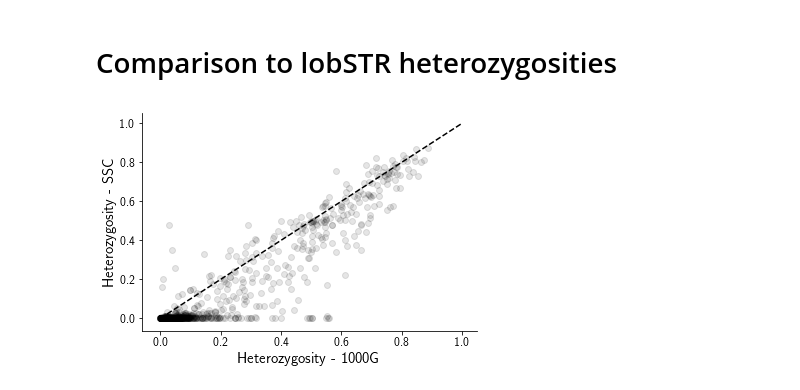
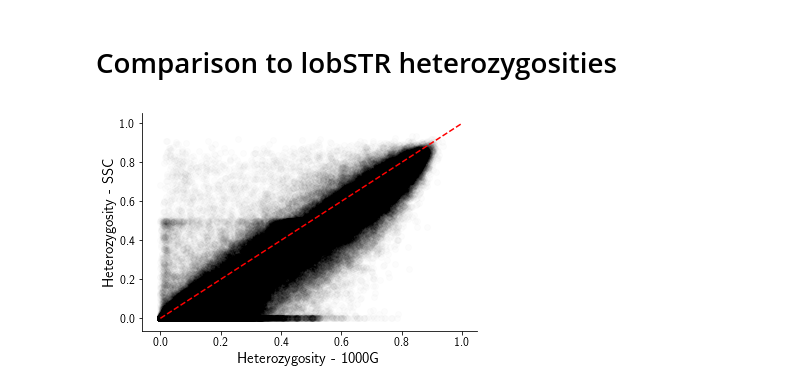
Before and after one commit to gymreklab/ssc-imputation, a Jupyter notebook: haplotype_paper/Figures/Figure1_SSCCallset.ipynb, the cells around one changed output. Saved outputs shown, nothing was run; the diff lists cells and outputs as text; code cells hidden in the pictures.

```diff
--- a/haplotype_paper/Figures/Figure1_SSCCallset.ipynb
+++ b/haplotype_paper/Figures/Figure1_SSCCallset.ipynb
@@ -186,10 +223,13 @@ ax.set_yticklabels([int(x) for x in ax.get_yticks()], size=12);
 # Mendelian inheritance
 # %%
 mend = pd.read_csv(os.path.join(TMPPATH, "mend_stats.tab"),
-                   names=["chrom","start","sample","Q","DP","mend"], sep="\t")
+                   names=["chrom","start","sample","Q","DP","mend","homref"], sep="\t", nrows=1000000)
 mend["mend"] = mend["mend"].apply(int)
+mend["chrom"] = mend["chrom"].apply(str)
 mend = pd.merge(mend, hipstr, on=["chrom","start"])
-# TODO remove if homref
+mend = pd.merge(mend, locstats[["chrom","start","end","hrun"]], on=["chrom","start"])
+mend = mend[~mend["homref"]]
+mend = pd.merge(mend, hiphet, on=["chrom","start"])
 # %%
 # Mendelian inheritance vs. coverage
 fig = plt.figure()
@@ -200,6 +240,8 @@ for period in range(1, 7):
     mend_scores = []
     for cov in coverages:
         x = mend[(mend["DP"]>=cov) & (mend["period"]==period)]
+        if period >= 5:
+            x = x[x["hrun"]<=(period-1)]
         if x.shape[0] >= 50:
             mend_scores.append(np.mean(x["mend"]))
         else: mend_scores.append(np.nan)
@@ -218,12 +260,14 @@ ax.set_yticklabels([(x) for x in ax.get_yticks()], size=12);
 # Mendelian inheritance vs. qual
 fig = plt.figure()
 ax = fig.add_subplot(111)
-scores = np.arange(0.8, 1, 0.01)
+scores = np.arange(0.0, 1, 0.05)
 
 for period in range(1, 7):
     mend_scores = []
     for q in scores:
         x = mend[(mend["Q"]>=q) & (mend["period"]==period)]
+        if period >= 5:
+            x = x[x["hrun"]<=(period-1)]
         if x.shape[0] >= 50:
             mend_scores.append(np.mean(x["mend"]))
         else: mend_scores.append(np.nan)
@@ -236,4 +280,5 @@ ax.set_xlabel("Q threshold", size=15)
 ax.set_ylabel("Mendelian inheritance rate", size=15)
 ax.set_xticklabels([(x) for x in ax.get_xticks()], size=12)
 ax.set_yticklabels([(x) for x in ax.get_yticks()], size=12);
+fig.savefig(os.path.join(OUTPATH, "Figure1_MendInheritance.pdf"))
 # %% [output]
@@ -261,25 +288,28 @@ ax.set_yticklabels([(x) for x in ax.get_yticks()], size=12);
+# %%
+MAXNFILT=1000
+MAXNSKIP=100
+MINSAMPLES=1000
+lobstr = pd.read_csv(os.path.join(TMPPATH, "lobstr_het_stats.tab"), sep="\t", names=["chrom","start","het_lobstr","numcalls"])
+lobstr["chrom"] = lobstr["chrom"].apply(lambda x: str(x[3:]))
+lobstr = lobstr[lobstr["numcalls"]>=MINLOB]
+hiphet = pd.merge(hiphet, locstats, on=["chrom","start"])
+het = pd.merge(lobstr, hiphet, on=["chrom","start"])
+het = pd.merge(het, hipstr, on=["chrom","start"])
+het = het[(het["NFILT"]<=MAXNFILT) & (het["NSKIP"]<=MAXNSKIP) & (het["numcalls_y"]>=MINSAMPLES)]
 # %%
-lobstr = pd.read_csv(os.path.join(TMPPATH, "lobstr_het_stats.tab"), sep="\t", names=["chrom","start","het_lobstr","numcalls"])
-lobstr["chrom"] = lobstr["chrom"].apply(lambda x: int(x[3:]))
-lobstr = lobstr[lobstr["numcalls"]>=MINLOB]
-
-hiphet = pd.read_csv(os.path.join(TMPPATH, "het_stats.tab"), sep="\t",
-                                  names=["chrom","start","end","num_alleles","num_alleles_length","het_ssc_length","het_ssc"])
-hiphet["length"] = hiphet["end"]-hiphet["start"]+1
-het = pd.merge(lobstr, hiphet, on=["chrom","start"])
-het = pd.merge(het, hipstr, on=["chrom","start"])
 fig = plt.figure()
 ax = fig.add_subplot(111)
-x = het
-ax.scatter(x["het_lobstr"], x["het_ssc_length"], color="black", alpha=0.1);
-ax.plot([0,1],[0,1], linestyle="dashed", color="black")
+x = het #[het["cat"]==False]
+ax.scatter(x["het_lobstr"], x["het_ssc_length"], color="black", alpha=0.01);
+ax.plot([0,1],[0,1], linestyle="dashed", color="red")
 ax.spines['right'].set_visible(False)
 ax.spines['top'].set_visible(False)
 ax.yaxis.set_ticks_position('left')
 ax.xaxis.set_ticks_position('bottom')
 ax.set_xlabel("Heterozygosity - 1000G", size=15)
 ax.set_ylabel("Heterozygosity - SSC", size=15)
 ax.set_xticklabels([(x) for x in ax.get_xticks()], size=12)
 ax.set_yticklabels([(x) for x in ax.get_yticks()], size=12);
+#fig.savefig(os.path.join(OUTPATH, "Figure1_Heterozygosities.png"))
 # %% [output]
-[figure, old version]
+[figure, new version]
```
Also changed, not shown: parts of 20 cells of this notebook, 5 other files.
